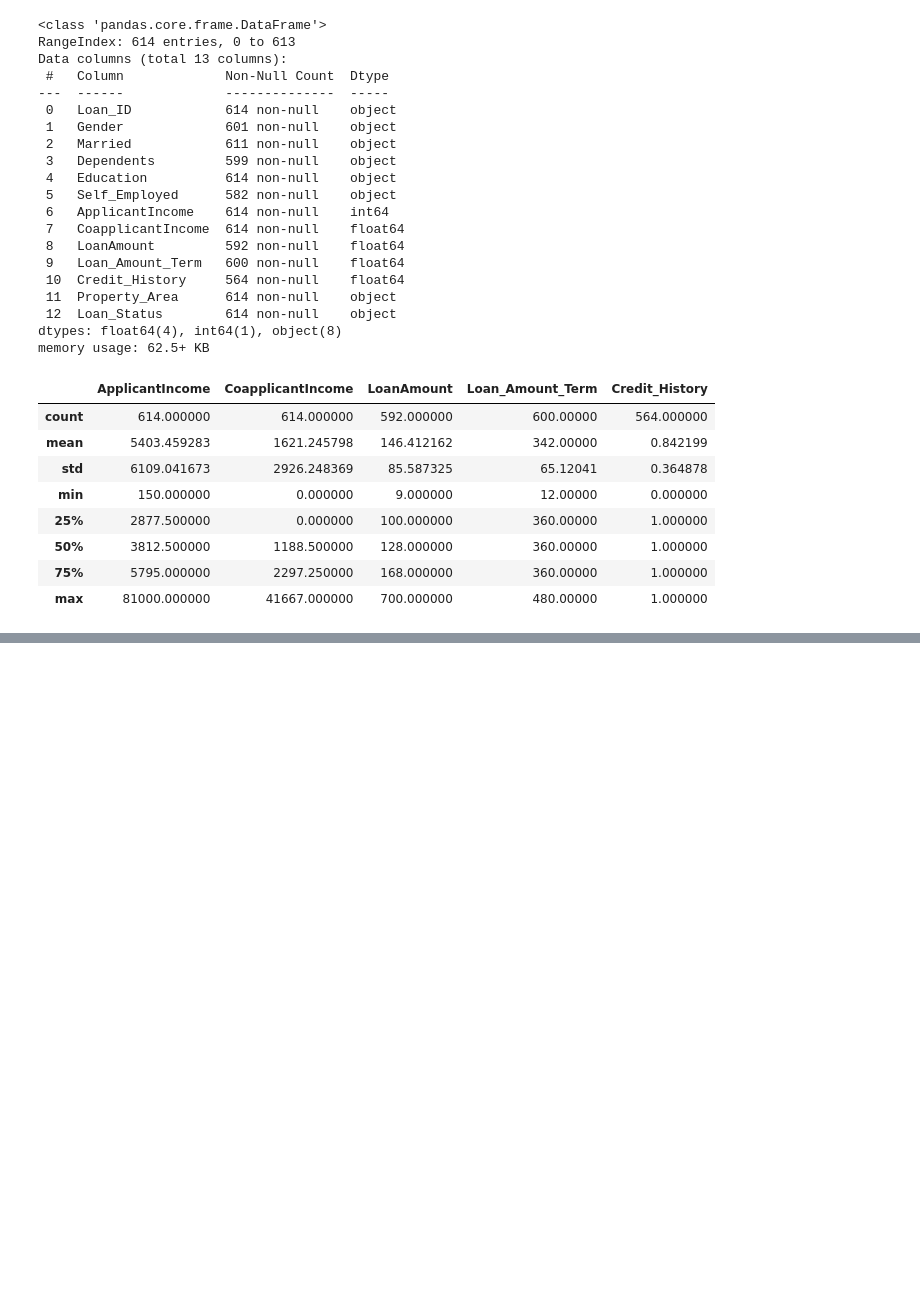
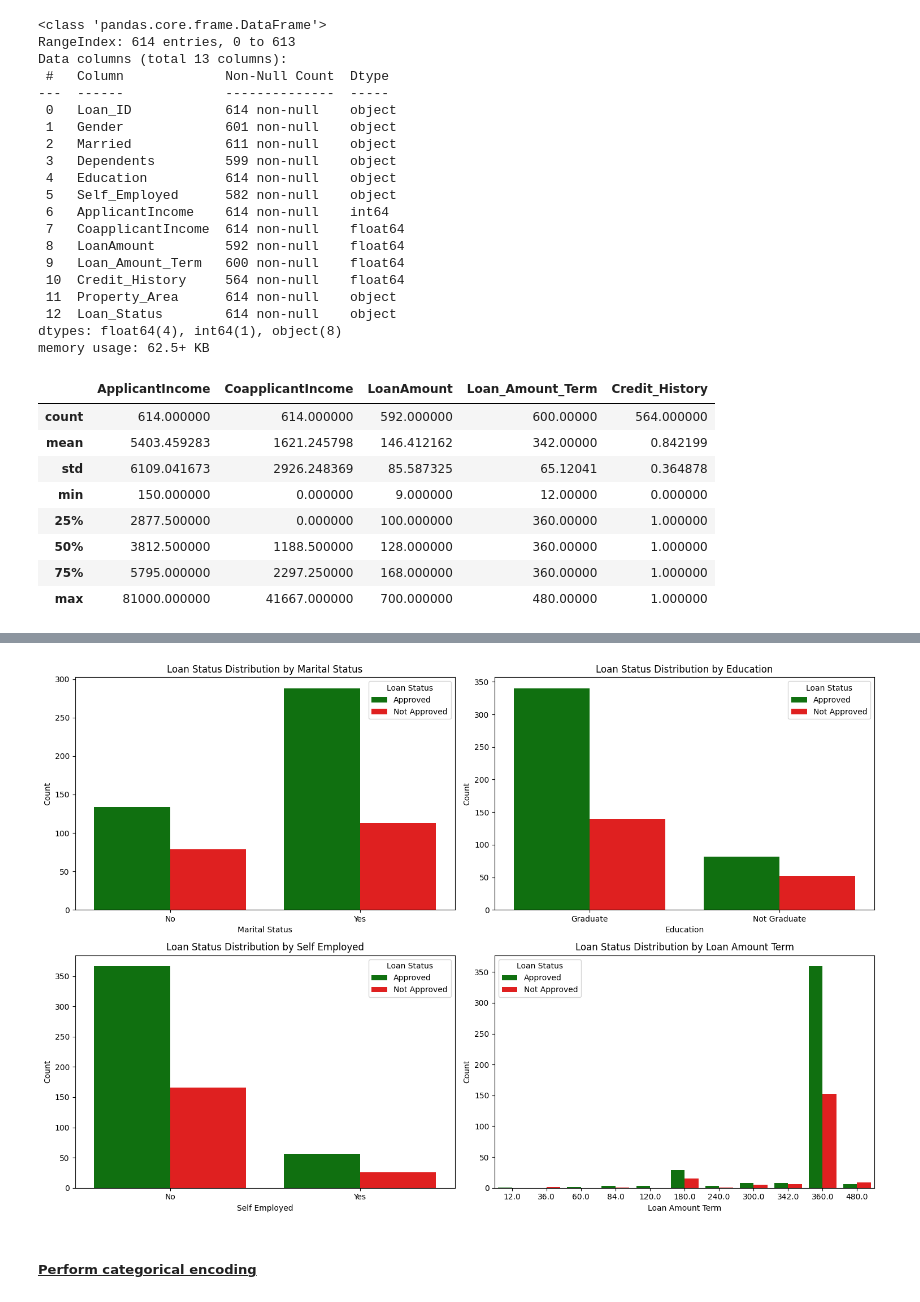
Before and after one commit to ericmaniraguha/loan_prediction_project_system, a Jupyter notebook: load_prediction_ml_project.ipynb, the cells around one changed output, grey strips where cells are left out. Drawn from its saved outputs; the diff is of its cells as text; code cells hidden in the pictures; blank space fills up the shorter version.

```diff
--- a/load_prediction_ml_project.ipynb
+++ b/load_prediction_ml_project.ipynb
@@ -89,0 +123,4 @@ dataset.describe()
+# %%
+# drop loadID and dependents columns
+dataset_df.drop(['Loan_ID', 'Dependents'], axis=1, inplace=True)
+dataset_df.head()
@@ -89,0 +218,48 @@ dataset.describe()
+# %%
+import matplotlib.pyplot as plt
+import seaborn as sns
+
+def visualize_loan_status(data):
+    # Replace 'Y' with 'Approved' and 'N' with 'Not Approved' in Loan_Status
+    data['Loan_Status'] = data['Loan_Status'].replace({'Y': 'Approved', 'N': 'Not Approved'})
+
+    # Create subplots
+    fig, axes = plt.subplots(2, 2, figsize=(15, 10))
+
+    # Plot for Married vs Loan_Status
+    sns.countplot(ax=axes[0, 0], x='Married', hue='Loan_Status', data=data, palette={'Approved': 'green', 'Not Approved': 'red'})
+    axes[0, 0].set_title('Loan Status Distribution by Marital Status')
+    axes[0, 0].set_xlabel('Marital Status')
+    axes[0, 0].set_ylabel('Count')
+    axes[0, 0].legend(title='Loan Status')
+
+    # Plot for Education vs Loan_Status
+    sns.countplot(ax=axes[0, 1], x='Education', hue='Loan_Status', data=data, palette={'Approved': 'green', 'Not Approved': 'red'})
+    axes[0, 1].set_title('Loan Status Distribution by Education')
+    axes[0, 1].set_xlabel('Education')
+    axes[0, 1].set_ylabel('Count')
+    axes[0, 1].legend(title='Loan Status')
+
+    # Plot for Self_Employed vs Loan_Status
+    sns.countplot(ax=axes[1, 0], x='Self_Employed', hue='Loan_Status', data=data, palette={'Approved': 'green', 'Not Approved': 'red'})
+    axes[1, 0].set_title('Loan Status Distribution by Self Employed')
+    axes[1, 0].set_xlabel('Self Employed')
+    axes[1, 0].set_ylabel('Count')
+    axes[1, 0].legend(title='Loan Status')
+
+    # Plot for Loan_Amount_Term vs Loan_Status
+    sns.countplot(ax=axes[1, 1], x='Loan_Amount_Term', hue='Loan_Status', data=data, palette={'Approved': 'green', 'Not Approved': 'red'})
+    axes[1, 1].set_title('Loan Status Distribution by Loan Amount Term')
+    axes[1, 1].set_xlabel('Loan Amount Term')
+    axes[1, 1].set_ylabel('Count')
+    axes[1, 1].legend(title='Loan Status')
+
+    plt.tight_layout()
+    plt.show()
+
+# Call the function with the dataset_df DataFrame
+visualize_loan_status(dataset_df.copy())
+# %% [output]
+[figure, added]
+# %% [markdown]
+##### <ins>Perform categorical encoding</ins>
```
Also changed, not shown: parts of 30 cells of this notebook, 1 other file.
